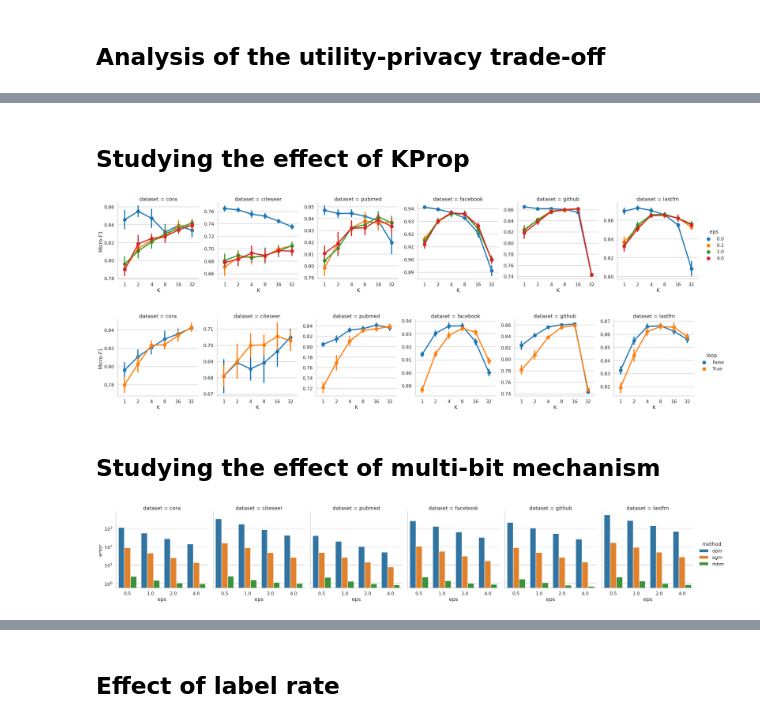
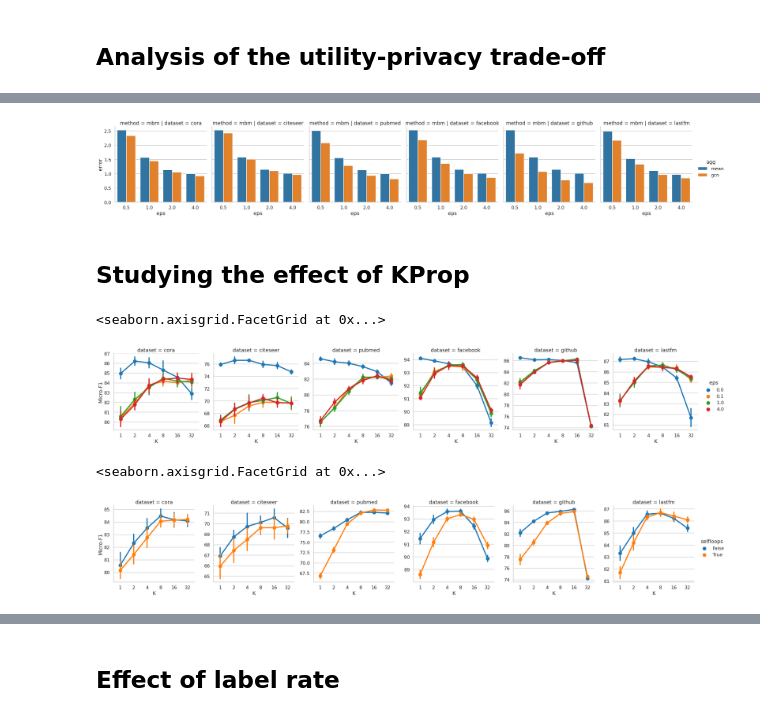
Before and after one commit to sisaman/LPGNN, a Jupyter notebook: results.ipynb, the cells around one changed output, grey strips where cells are left out. Cells and saved outputs as stored; diff of their text form; code cells hidden in the pictures.

```diff
--- a/results.ipynb
+++ b/results.ipynb
@@ -234,47 +203,58 @@ data
+# %%
+ax = sns.catplot(
+    kind='bar', data=df_error, x='eps', y='error', hue='agg', col='dataset', row='method', ci=None, sharey=True
+)
+
+# export_figure(
+#     path='figures', df=df_error, x='eps', y='error', hue='agg',
+#     col='dataset', row='method', error='std', group='task'
+# )
+# %% [output]
+[figure, added]
 # %% [markdown]
 ## Studying the effect of KProp
 # %%
 epsilons = [0.1, 1.0, 4.0]
 hops = [1, 2, 4, 8, 16, 32]
-metrics = ['test_acc']
 
-data_dpgnn = read_tensorboard_logs(
-    path='results/',
-    tasks=['node'],
-    datasets=available_datasets(),
-    methods=['mbm'],
-    epsilons=epsilons,
-    hops=hops,
-    aggs=['gcn'],
-    loops=[False],
-    metrics=metrics
+data_dpgnn = read_logs(
+    path=results_path,
+    task='train',
+    dataset=datasets,
+    labelrate=[1.0],
+    method=['mbm'],
+    eps=epsilons,
+    step=hops,
+    agg=['gcn'],
+    selfloops=[False],
 )
 
-data_gcn = read_tensorboard_logs(
-    path='results/',
-    tasks=['node'],
-    datasets=available_datasets(),
-    methods=['raw'],
-    epsilons=[0.0],
-    hops=hops,
-    aggs=['gcn'],
-    loops=[False],
-    metrics=metrics
+data_gcn = read_logs(
+    path=results_path,
+    task='train',
+    dataset=datasets,
+    labelrate=[1.0],
+    method=['raw'],
+    eps=[0.0],
+    step=hops,
+    agg=['gcn'],
+    selfloops=[False],
 )
 
 data = data_dpgnn.append(data_gcn, ignore_index=True)
 # %%
 ax = sns.catplot(
-    kind='point', data=data, x='hop', y='value', hue='eps', col='dataset', ci='sd',
+    kind='point', data=data, x='step', y='test_acc', hue='eps', col='dataset', ci='sd',
     sharex=False, sharey=False,
 )
 
 ax.set_ylabels('Micro-F1')
 ax.set_xlabels('K')
 
-export_figure(path='figures', df=data, x='hop', y='value', hue='eps', row='agg', col='dataset', group='task')
+# export_figure(path='figures', df=data, x='step', y='test_acc', hue='eps', row='agg', col='dataset', group='task')
 # %% [output]
+<seaborn.axisgrid.FacetGrid at 0x...>
-[figure, old version]
+[figure, new version]
 # %%
 epsilons = [1.0]
 hops = [1, 2, 4, 8, 16, 32]
@@ -293,15 +272,14 @@ data = read_tensorboard_logs(
 )
 # %%
 ax = sns.catplot(
-    kind='point', data=data, x='hop', y='value', hue='loop', col='dataset', ci='sd',
+    kind='point', data=data, x='step', y='test_acc', hue='selfloops', col='dataset', ci='sd',
     sharex=False, sharey=False,
 )
 
 ax.set_ylabels('Micro-F1')
 ax.set_xlabels('K')
 
-export_figure(path='figures', df=data, x='hop', y='value', hue='loop', row='agg', col='dataset', group='task')
+# export_figure(path='figures', df=data, x='hop', y='value', hue='loop', row='agg', col='dataset', group='task')
 # %% [output]
+<seaborn.axisgrid.FacetGrid at 0x...>
-[figure, old version]
+[figure, new version]
-# %% [markdown]
-## Studying the effect of multi-bit mechanism
@@ -317,12 +285,0 @@ df_error = read_csv_logs(
-# %%
-ax = sns.catplot(
-    kind='bar', data=df_error, x='eps', y='error', hue='method', col='dataset', ci=None, sharey=True
-)
-ax.set(yscale='log')
-
-export_figure(
-    path='figures', df=df_error, x='eps', y='error', hue='method',
-    col='dataset', row='agg', error='std', group='task'
-)
-# %% [output]
-[figure, removed]
```
Also changed, not shown: parts of 24 cells of this notebook.
